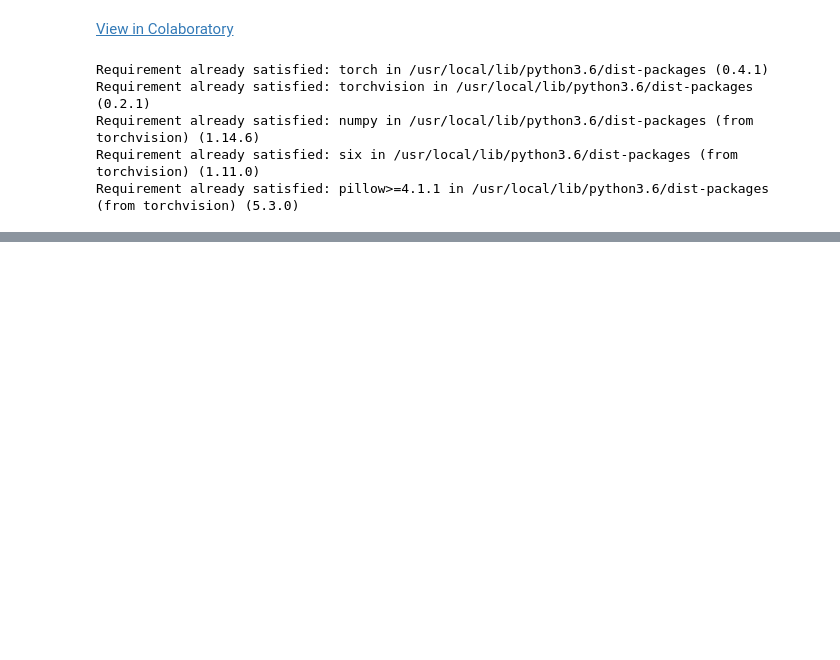
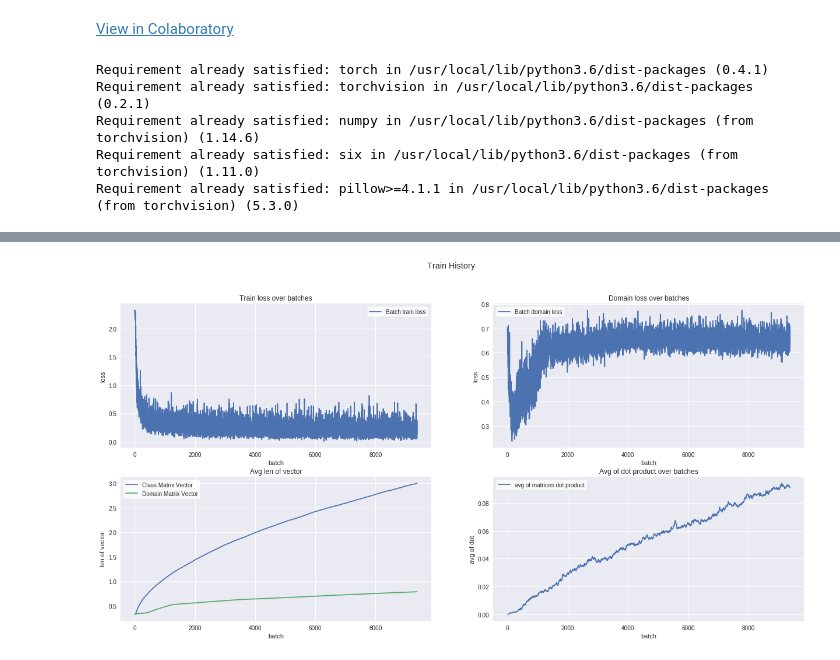
Before and after one commit to wiatrak2/BScThesis, a Jupyter notebook: mnist.ipynb, the cells around one changed output, grey strips where cells are left out. Cells and saved outputs as stored; diff of their text form; code cells hidden in the pictures; blank space fills up the shorter version.

```diff
--- a/mnist.ipynb
+++ b/mnist.ipynb
@@ -566,0 +183,4 @@ def plotDomainTraining(domain_train_history, train_history):
+# %%
+plots.plotTraining(train_history)
+# %% [output]
+[figure, added]
```
Also changed, not shown: parts of 105 cells of this notebook.
